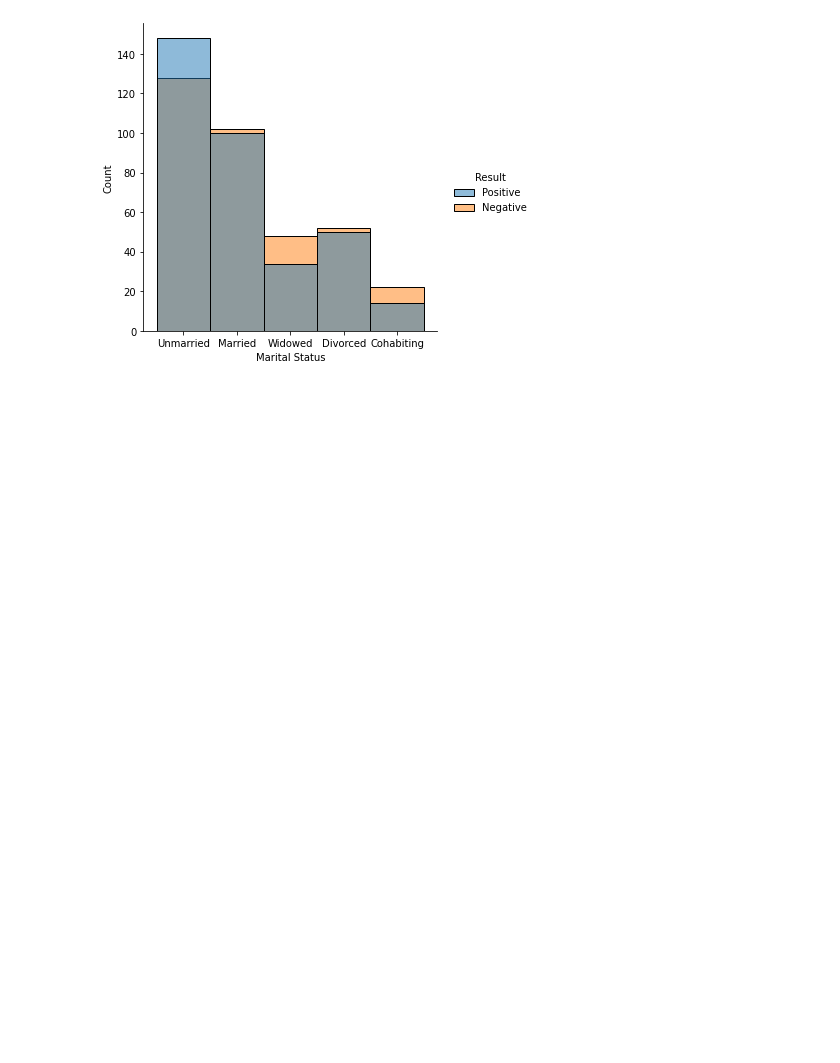
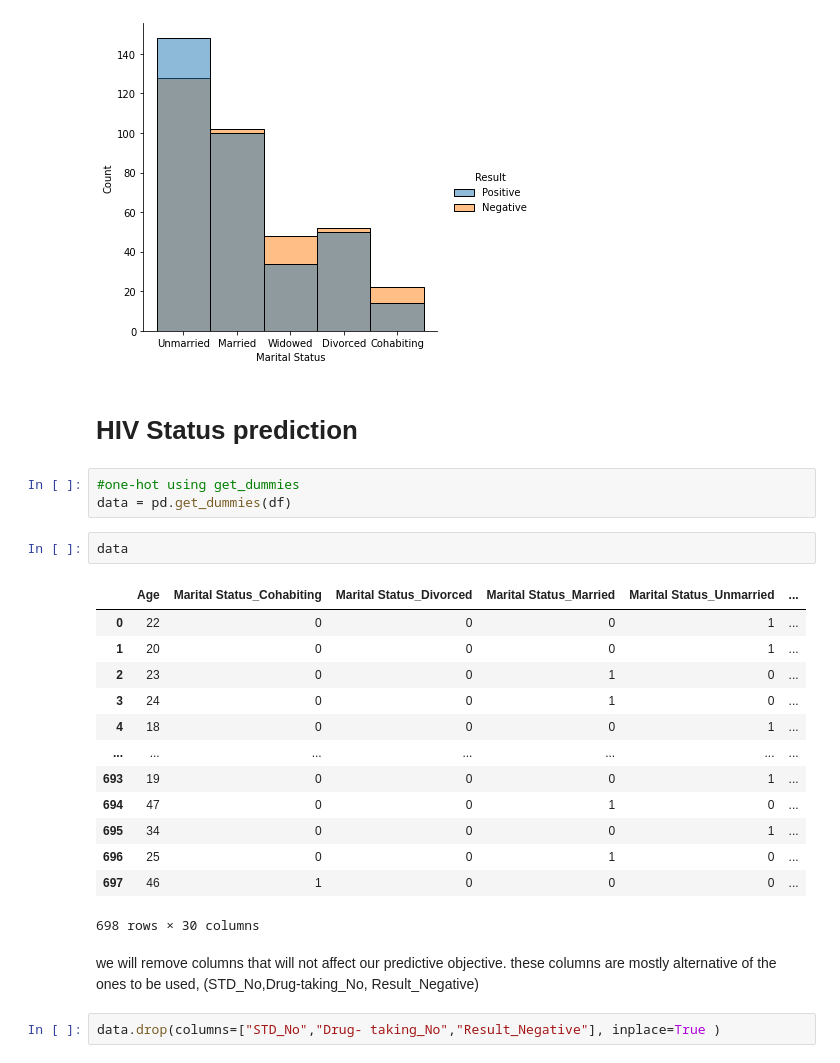
Before and after one commit to michaelegbujua/HIV_analysis, a Jupyter notebook: HIV_analysis_AnalyticsProject.ipynb, the cells around one changed output. Drawn from its saved outputs; the diff is of its cells as text; blank space fills up the shorter version.

```diff
--- a/HIV_analysis_AnalyticsProject.ipynb
+++ b/HIV_analysis_AnalyticsProject.ipynb
@@ -733,3 +738,29 @@ sns.displot(data=df, x="Marital Status", hue="Result")
 # %% [output]
 <seaborn.axisgrid.FacetGrid at 0x...>
 [figure]
+# %% [markdown]
+# HIV Status prediction
+# %%
+#one-hot using get_dummies
+data = pd.get_dummies(df)
+# %%
+data
+# %% [output]
+|  | Age | Marital Status_Cohabiting | Marital Status_Divorced | Marital Status_Married | Marital Status_Unmarried | ... |
+| 0 | 22 | 0 | 0 | 0 | 1 | ... |
+| 1 | 20 | 0 | 0 | 0 | 1 | ... |
+| 2 | 23 | 0 | 0 | 1 | 0 | ... |
+| 3 | 24 | 0 | 0 | 1 | 0 | ... |
+| 4 | 18 | 0 | 0 | 0 | 1 | ... |
+| ... | ... | ... | ... | ... | ... | ... |
+| 693 | 19 | 0 | 0 | 0 | 1 | ... |
+| 694 | 47 | 0 | 0 | 1 | 0 | ... |
+| 695 | 34 | 0 | 0 | 0 | 1 | ... |
+| 696 | 25 | 0 | 0 | 1 | 0 | ... |
+| 697 | 46 | 1 | 0 | 0 | 0 | ... |
+698 rows × 30 columns
+# %% [markdown]
+ we will remove columns that will not affect our predictive objective.
+these columns are mostly  alternative of the ones to be used,  (STD_No,Drug-taking_No, Result_Negative)
+# %%
+data.drop(columns=["STD_No","Drug- taking_No","Result_Negative"], inplace=True )
```
Also changed, not shown: parts of 18 cells of this notebook.
